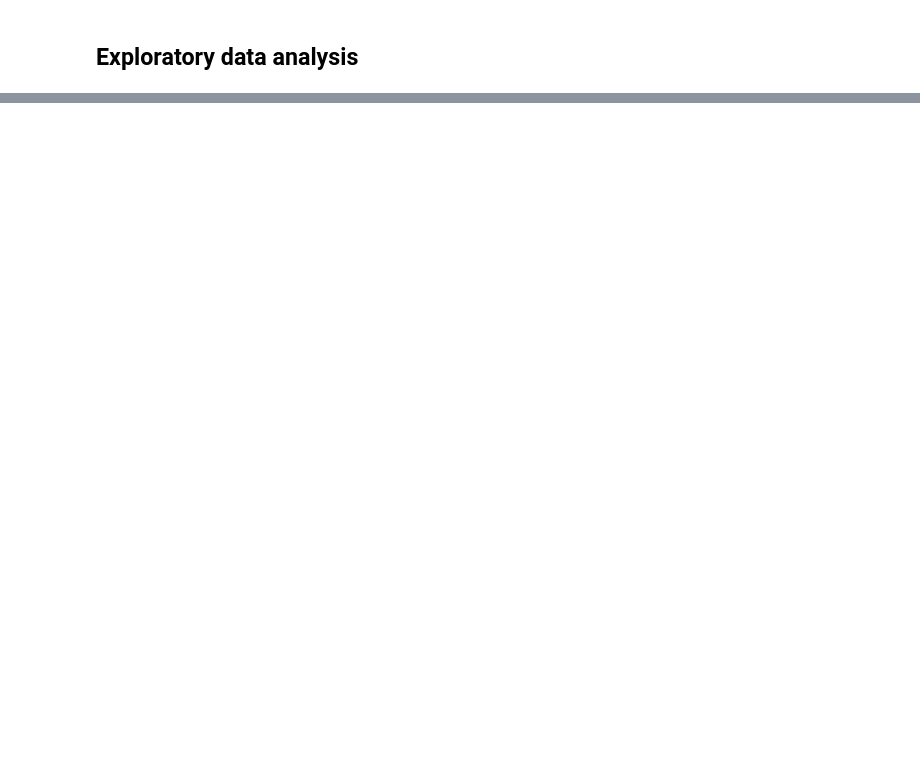
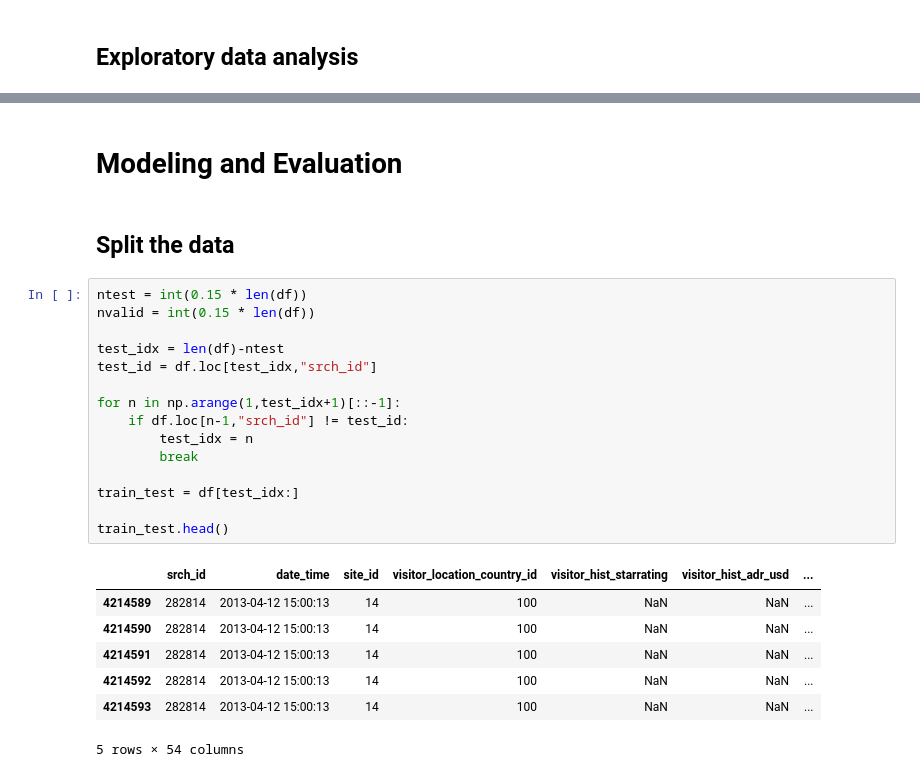
Before and after one commit to silesbu/dmt41, a Jupyter notebook: assignment2/python_analysis_assignment_2.ipynb, the cells around one changed output, grey strips where cells are left out. Drawn from its saved outputs; the diff is of its cells as text; blank space fills up the shorter version.

```diff
--- a/assignment2/python_analysis_assignment_2.ipynb
+++ b/assignment2/python_analysis_assignment_2.ipynb
@@ -58,0 +61,27 @@ df
+# %% [markdown]
+# Modeling and Evaluation
+# %% [markdown]
+## Split the data
+# %%
+ntest = int(0.15 * len(df))
+nvalid = int(0.15 * len(df))
+
+test_idx = len(df)-ntest
+test_id = df.loc[test_idx,"srch_id"]
+
+for n in np.arange(1,test_idx+1)[::-1]:
+    if df.loc[n-1,"srch_id"] != test_id:
+        test_idx = n
+        break
+
+train_test = df[test_idx:]
+
+train_test.head()
+# %% [output]
+|  | srch_id | date_time | site_id | visitor_location_country_id | visitor_hist_starrating | visitor_hist_adr_usd | ... |
+| 4214589 | 282814 | 2013-04-12 15:00:13 | 14 | 100 | NaN | NaN | ... |
+| 4214590 | 282814 | 2013-04-12 15:00:13 | 14 | 100 | NaN | NaN | ... |
+| 4214591 | 282814 | 2013-04-12 15:00:13 | 14 | 100 | NaN | NaN | ... |
+| 4214592 | 282814 | 2013-04-12 15:00:13 | 14 | 100 | NaN | NaN | ... |
+| 4214593 | 282814 | 2013-04-12 15:00:13 | 14 | 100 | NaN | NaN | ... |
+5 rows × 54 columns
```
Also changed, not shown: parts of 2 cells of this notebook, 1 other file.
